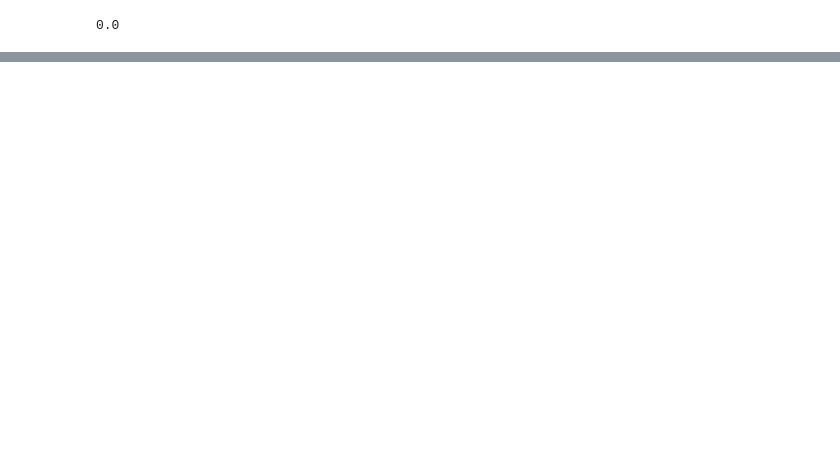
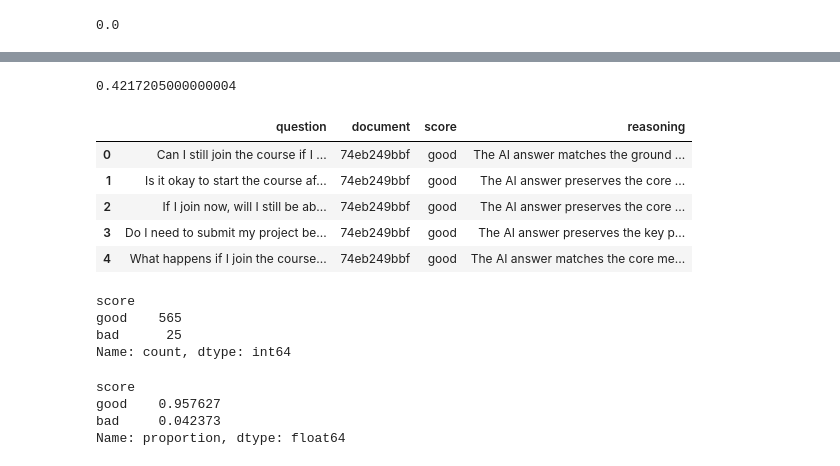
Before and after one commit to brukeg/llm-zoomcamp-2026, a Jupyter notebook: 04-evaluation/03-rag-evals.ipynb, the cells around one changed output, grey strips where cells are left out. Drawn from its saved outputs; the diff is of its cells as text; code cells hidden in the pictures; blank space fills up the shorter version.

```diff
--- a/04-evaluation/03-rag-evals.ipynb
+++ b/04-evaluation/03-rag-evals.ipynb
@@ -213,0 +333,21 @@ df_results.to_csv("data/rag-answers-new.csv", index=False)
+# %%
+def judge_record(rec):
+    eval_result, usage = evaluate_aqa(
+        question=rec["question"],
+        answer_orig=rec["answer_orig"],
+        answer_llm=rec["answer_llm"]
+    )
+
+    result = {
+        "question": rec["question"],
+        "document": rec["document"],
+        "score": eval_result.score,
+        "reasoning": eval_result.reasoning,
+    }
+
+    return result, usage
+# %%
+from concurrent.futures import ThreadPoolExecutor
+
+with ThreadPoolExecutor(max_workers=6) as pool:
+    results = map_progress(pool, answers, judge_record)
@@ -213,0 +362,36 @@ df_results.to_csv("data/rag-answers-new.csv", index=False)
+# %%
+evaluations = []
+usages = []
+
+for evaluation, usage in results:
+    evaluations.append(evaluation)
+    usages.append(usage)
+# %%
+calc_total_price(usages)
+# %% [output]
+0.4217205000000004
+# %%
+df_eval = pd.DataFrame(evaluations)
+# %%
+df_eval.head()
+# %% [output]
+|  | question | document | score | reasoning |
+| 0 | Can I still join the course if I ... | 74eb249bbf | good | The AI answer matches the ground ... |
+| 1 | Is it okay to start the course af... | 74eb249bbf | good | The AI answer preserves the core ... |
+| 2 | If I join now, will I still be ab... | 74eb249bbf | good | The AI answer preserves the core ... |
+| 3 | Do I need to submit my project be... | 74eb249bbf | good | The AI answer preserves the key p... |
+| 4 | What happens if I join the course... | 74eb249bbf | good | The AI answer matches the core me... |
+# %%
+df_eval.score.value_counts()
+# %% [output]
+score
+good    565
+bad      25
+Name: count, dtype: int64
+# %%
+df_eval.score.value_counts(normalize=True)
+# %% [output]
+score
+good    0.957627
+bad     0.042373
+Name: proportion, dtype: float64
```
Also changed, not shown: parts of 23 cells of this notebook, 2 other files.
